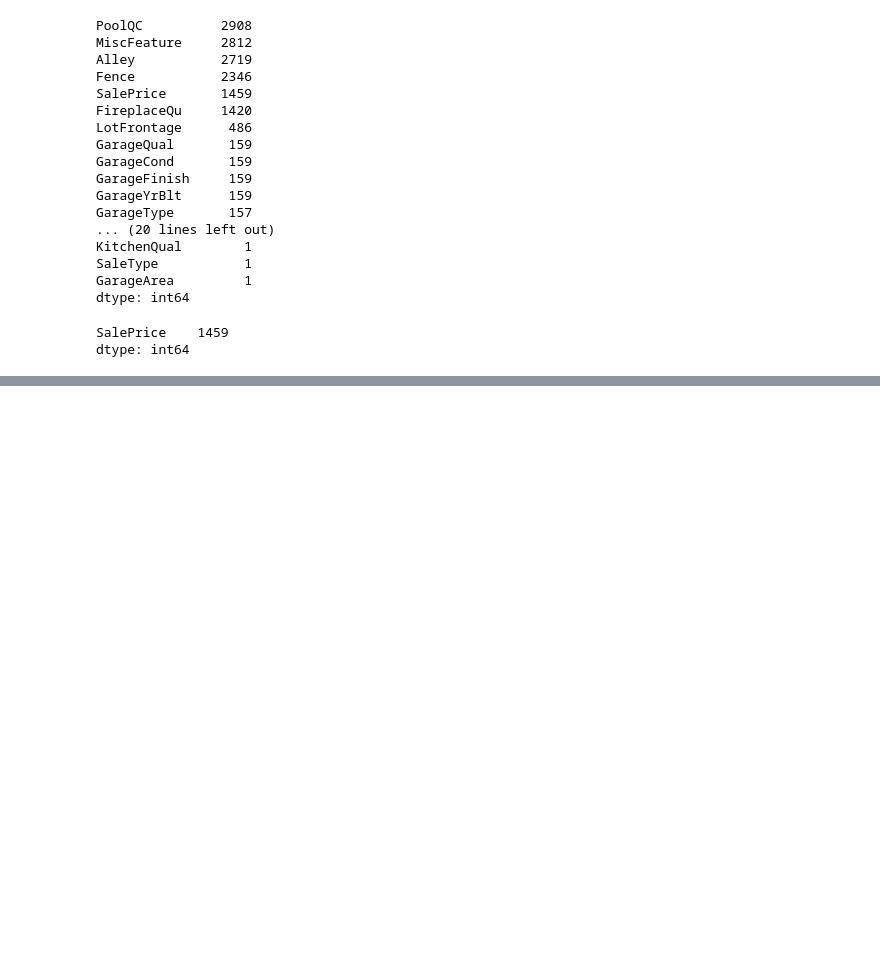
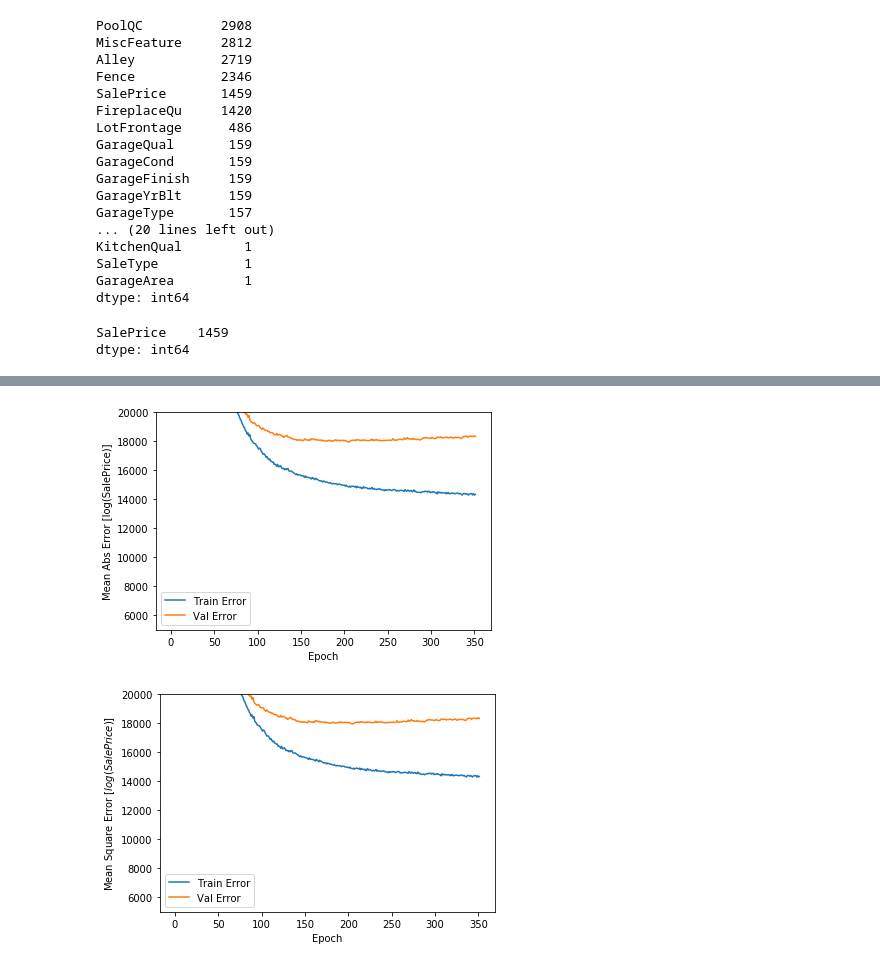
Before and after one commit to romanslipchuk/Houses, a Jupyter notebook: base_TF.ipynb, the cells around one changed output, grey strips where cells are left out. Saved outputs shown, nothing was run; the diff lists cells and outputs as text; code cells hidden in the pictures; blank space fills up the shorter version.

```diff
--- a/base_TF.ipynb
+++ b/base_TF.ipynb
@@ -316,8 +330,39 @@ array([[nan],
+# %%
+class PrintDot(keras.callbacks.Callback):
+    def on_epoch_end(self, epoch, logs):
+        if epoch % 100 == 0:
+            print('')
+            print(epoch)
+        print('.', end='')
+# %%
+def plot_history(history):
+    hist = pd.DataFrame(history.history)
+    hist['epoch'] = history.epoch
+
+    plt.figure()
+    plt.xlabel('Epoch')
+    plt.ylabel('Mean Abs Error [log(SalePrice)]')
+    plt.plot(hist['epoch'], hist['mean_absolute_error'],label='Train Error')
+    plt.plot(hist['epoch'], hist['val_mean_absolute_error'],label = 'Val Error')
+    plt.ylim([5_000,20_000])
+    plt.legend()
+
+    plt.figure()
+    plt.xlabel('Epoch')
+    plt.ylabel('Mean Square Error [$log(SalePrice)$]')
+    plt.plot(hist['epoch'], hist['mean_absolute_error'],label='Train Error')
+    plt.plot(hist['epoch'], hist['val_mean_absolute_error'],label = 'Val Error')
+    plt.ylim([5_000,20_000])
+    plt.legend()
+    plt.show()
 # %%
-EPOCHS = 1000
+model = build_model()
 
-history = model.fit(
-  train_set, train_labels,
-  epochs=EPOCHS, validation_split = 0.2, verbose=0,
-  callbacks=[tfdocs.modeling.EpochDots()])
+EPOCHS = 5000
+
+# Параметр patience определяет количество эпох, проверяемых на улучшение
+early_stop = keras.callbacks.EarlyStopping(monitor='val_loss', patience=50)
+
+history = model.fit(normed_train_data, train_labels, epochs=EPOCHS,
+                    validation_split = 0.2, verbose=0, callbacks=[early_stop, PrintDot()])
 # %% [output]
@@ -340,0 +377,5 @@ Epoch: 900, loss:nan,  mae:nan,  mse:nan,  val_loss:nan,  val_mae:nan,  val_mse:
+# %%
+plot_history(history)
+# %% [output]
+[figure, added]
+[figure, added]
```
Also changed, not shown: parts of 37 cells of this notebook.
